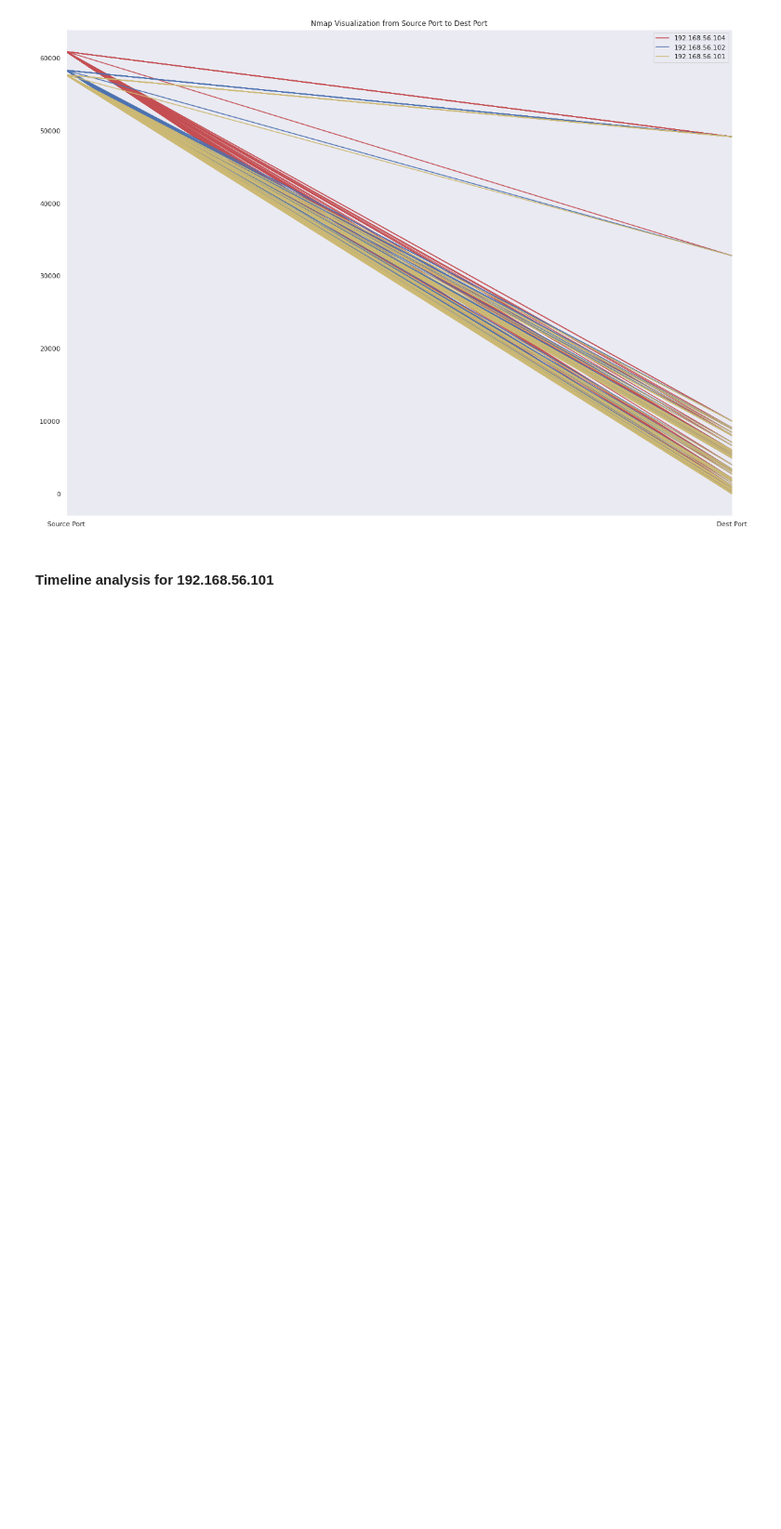
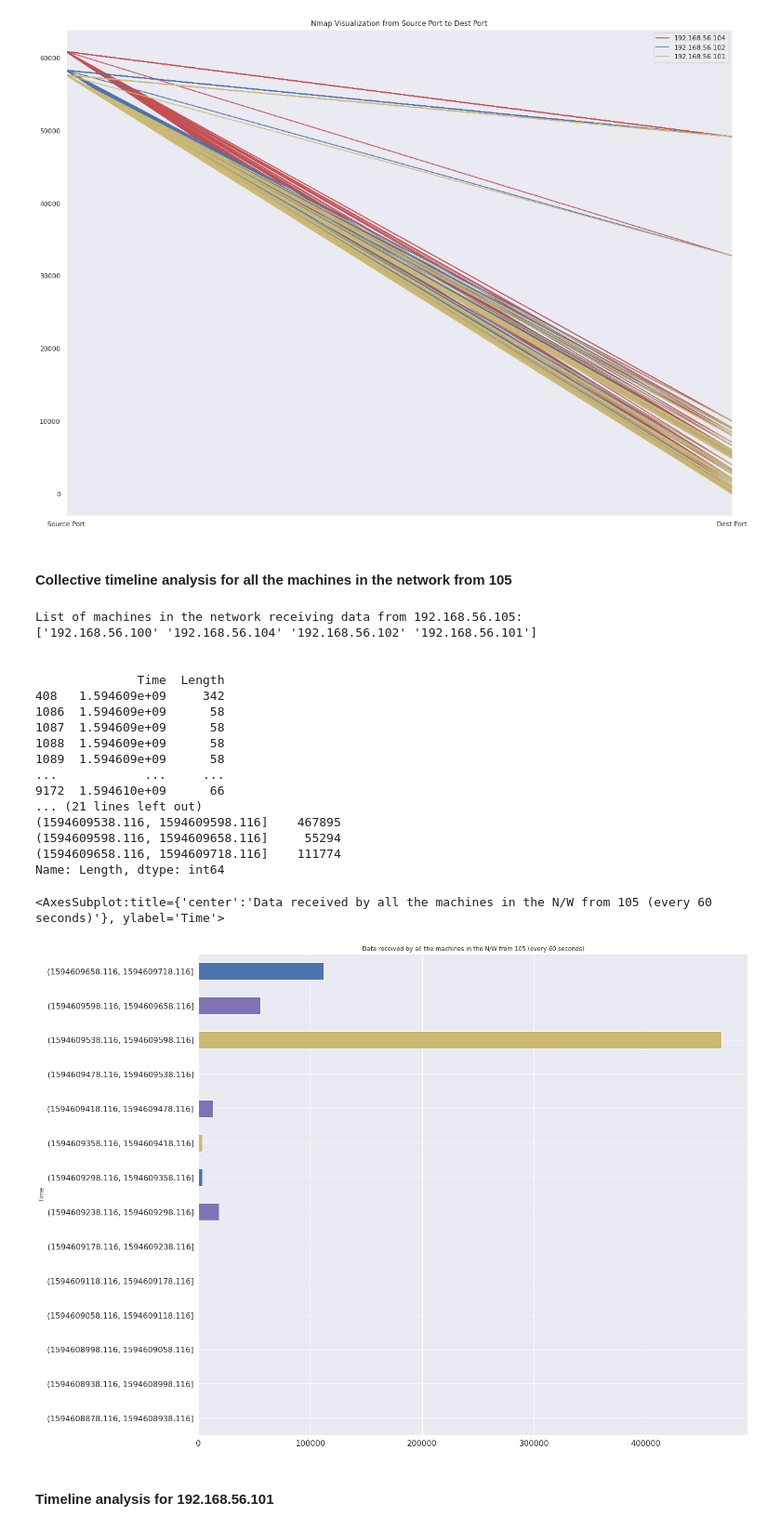
Before and after one commit to thespurgeo/ECE572Project, a Jupyter notebook: ECE572ProjectCode_test.ipynb, the cells around one changed output. Shown at 93% size. Cells and saved outputs as stored; diff of their text form; code cells hidden in the pictures; blank space fills up the shorter version.

Commit message:
Added collective timeline analysis for n/w

```diff
--- a/ECE572ProjectCode_test.ipynb
+++ b/ECE572ProjectCode_test.ipynb
@@ -342,6 +342,48 @@ plt.show()
 
 [300 rows x 5 columns]
 [figure]
+# %% [markdown]
+#### Collective timeline analysis for all the machines in the network from 105
+# %%
+#groupby("time")['payload'].sum().plot(kind='barh',title="Destination Ports (Bytes Received)",figsize=(8,5))
+
+time_slice_df = test_df[(test_df['Source'] == "192.168.56.105")]
+print("List of machines in the network receiving data from 192.168.56.105:")
+print(time_slice_df["Destination"].unique())
+
+print("\n")
+time_slice_df = time_slice_df[["Time", "Length"]]
+print(time_slice_df)
+
+start_time = float(1594608878.115614448)
+end_time = float(1594609735.745534519)
+
+bins = np.arange(start_time, end_time+1, 60)
+time_slice_df = time_slice_df.groupby(pd.cut(time_slice_df['Time'], bins=bins)).Length.sum()
+print("\n")
+print("Data received by all the machines in the N/W from 105 (every 60 seconds):\n"+str(time_slice_df))
+time_slice_df.plot.barh(title="Data received by all the machines in the N/W from 105 (every 60 seconds)",
+                        figsize=(20,18), color=["m", "b", "y"], fontsize=16)
+# %% [output]
+List of machines in the network receiving data from 192.168.56.105:
+['192.168.56.100' '192.168.56.104' '192.168.56.102' '192.168.56.101']
+
+
+              Time  Length
+408   1.594609e+09     342
+1086  1.594609e+09      58
+1087  1.594609e+09      58
+1088  1.594609e+09      58
+1089  1.594609e+09      58
+...            ...     ...
+9172  1.594610e+09      66
+... (21 lines left out)
+(1594609538.116, 1594609598.116]    467895
+(1594609598.116, 1594609658.116]     55294
+(1594609658.116, 1594609718.116]    111774
+Name: Length, dtype: int64
+<AxesSubplot:title={'center':'Data received by all the machines in the N/W from 105 (every 60 seconds)'}, ylabel='Time'>
+[figure, added]
 # %% [markdown]
 #### Timeline analysis for 192.168.56.101
 # %%
```
